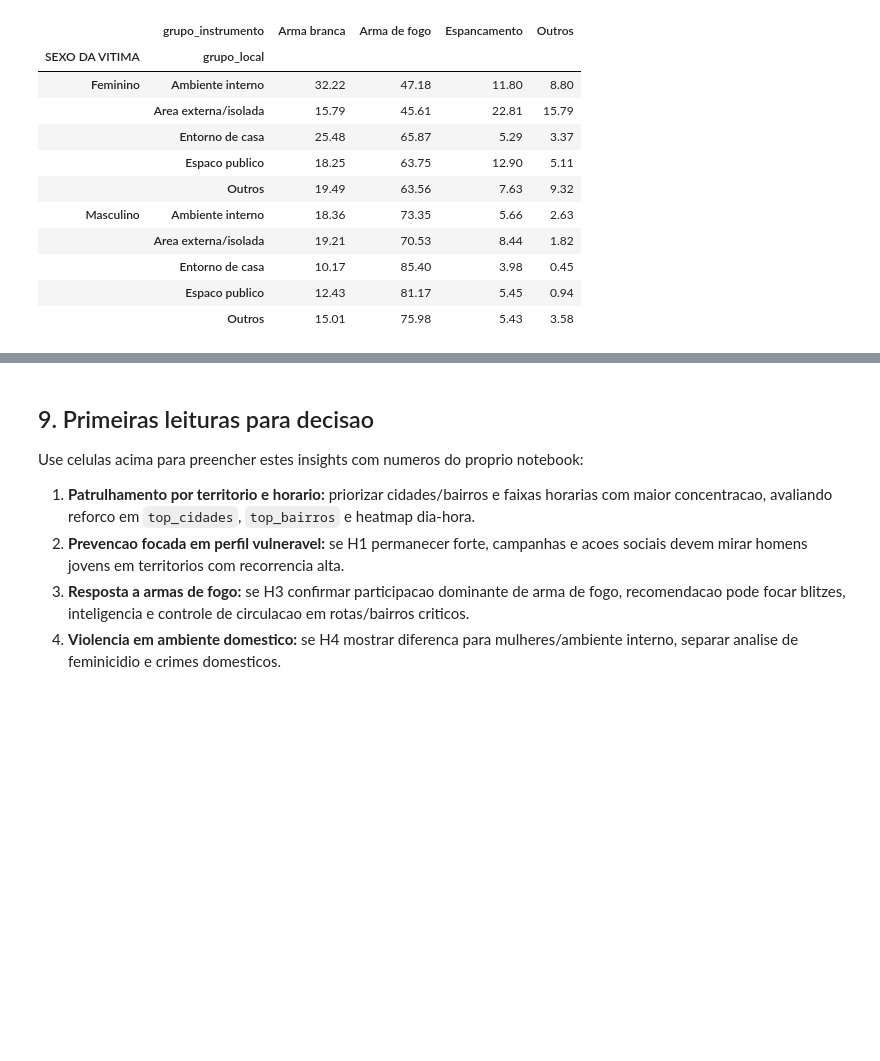
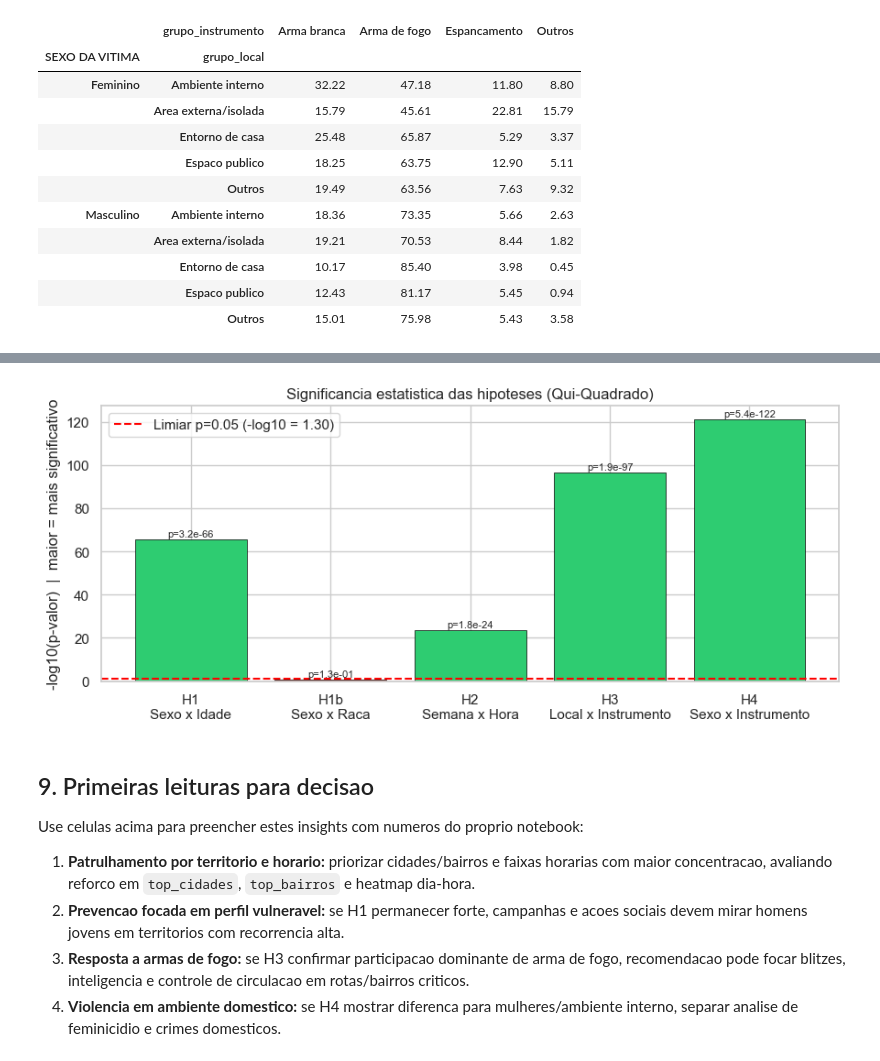
Before and after one commit to rodrigololr/Data-Science-Project, a Jupyter notebook: notebooks/01_analise_exploratoria_cvli.ipynb, the cells around one changed output, grey strips where cells are left out. Drawn from its saved outputs; the diff is of its cells as text; code cells hidden in the pictures; blank space fills up the shorter version.

```diff
--- a/notebooks/01_analise_exploratoria_cvli.ipynb
+++ b/notebooks/01_analise_exploratoria_cvli.ipynb
@@ -506,3 +574,21 @@ pd.crosstab(
+# %%
+# Visualizacao dos p-valores
+fig, ax = plt.subplots(figsize=(9, 4))
+nomes = ['H1\nSexo x Idade', 'H1b\nSexo x Raca', 'H2\nSemana x Hora',
+         'H3\nLocal x Instrumento', 'H4\nSexo x Instrumento']
+pvals = [p_h1, p_h1b, p_h2, p_h3, p_h4]
+cores = ['#2ecc71' if p < 0.05 else '#e74c3c' for p in pvals]
+bars = ax.bar(nomes, [-np.log10(p) for p in pvals], color=cores, edgecolor='black', linewidth=0.5)
+ax.axhline(-np.log10(0.05), color='red', linestyle='--', linewidth=1.5, label='Limiar p=0.05 (-log10 = 1.30)')
+ax.set_ylabel('-log10(p-valor)  |  maior = mais significativo')
+ax.set_title('Significancia estatistica das hipoteses (Qui-Quadrado)')
+ax.legend()
+for bar, p in zip(bars, pvals):
+    ax.text(bar.get_x() + bar.get_width()/2, bar.get_height() + 0.3,
+            f'p={p:.1e}', ha='center', va='bottom', fontsize=8)
+plt.tight_layout()
+# %% [output]
+[figure, added]
 # %% [markdown]
 ## 9. Primeiras leituras para decisao
 
```
Also changed, not shown: parts of 7 cells of this notebook, 11 other files.
